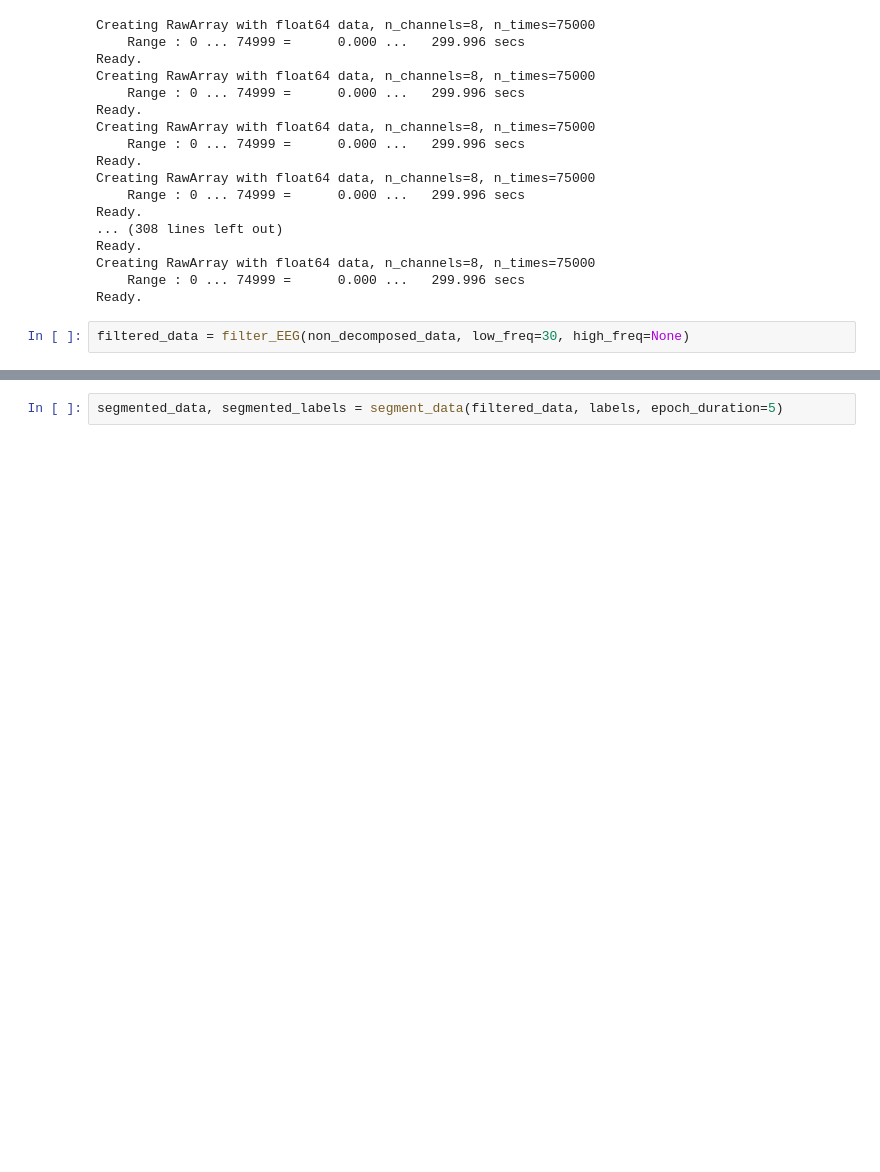
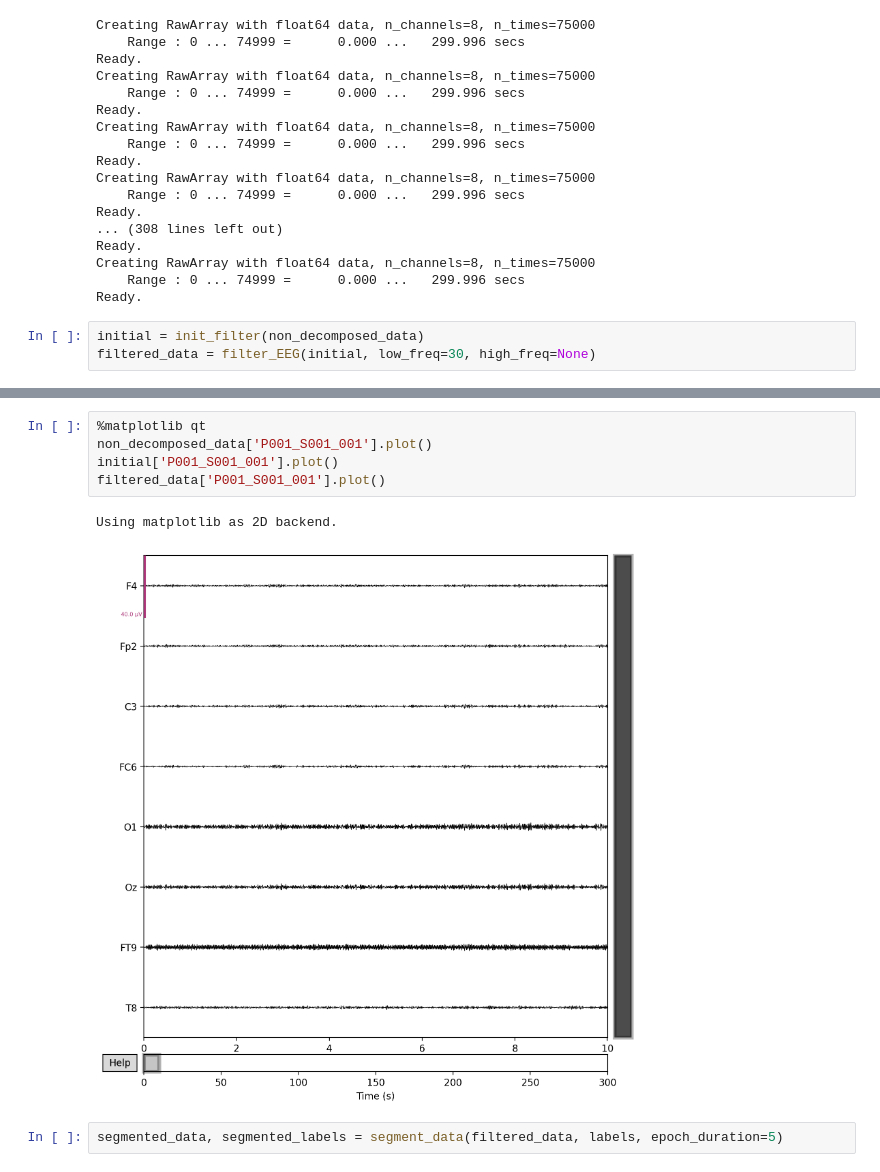
Before and after one commit to idamand/stress_detection_EEG, a Jupyter notebook: EEGNet_decomposition.ipynb, the cells around one changed output, grey strips where cells are left out. Drawn from its saved outputs; the diff is of its cells as text; blank space fills up the shorter version.

Commit message:
Check results on EEGNet, started SSP filtering

```diff
--- a/EEGNet_decomposition.ipynb
+++ b/EEGNet_decomposition.ipynb
@@ -66,5 +66,6 @@ Creating RawArray with float64 data, n_channels=8, n_times=75000
     Range : 0 ... 74999 =      0.000 ...   299.996 secs
 Ready.
 # %%
-filtered_data = filter_EEG(non_decomposed_data, low_freq=30, high_freq=None)
+initial = init_filter(non_decomposed_data)
+filtered_data = filter_EEG(initial, low_freq=30, high_freq=None)
 # %% [output]
@@ -276,3 +277,11 @@ Creating RawArray with float64 data, n_channels=8, n_times=75000
+# %%
+%matplotlib qt
+non_decomposed_data['P001_S001_001'].plot()
+initial['P001_S001_001'].plot()
+filtered_data['P001_S001_001'].plot()
+# %% [output]
+Using matplotlib as 2D backend.
+[figure, added]
 # %%
 segmented_data, segmented_labels = segment_data(filtered_data, labels, epoch_duration=5)
 # %% [output]
```
Also changed, not shown: parts of 4 cells of this notebook, 6 other files.
